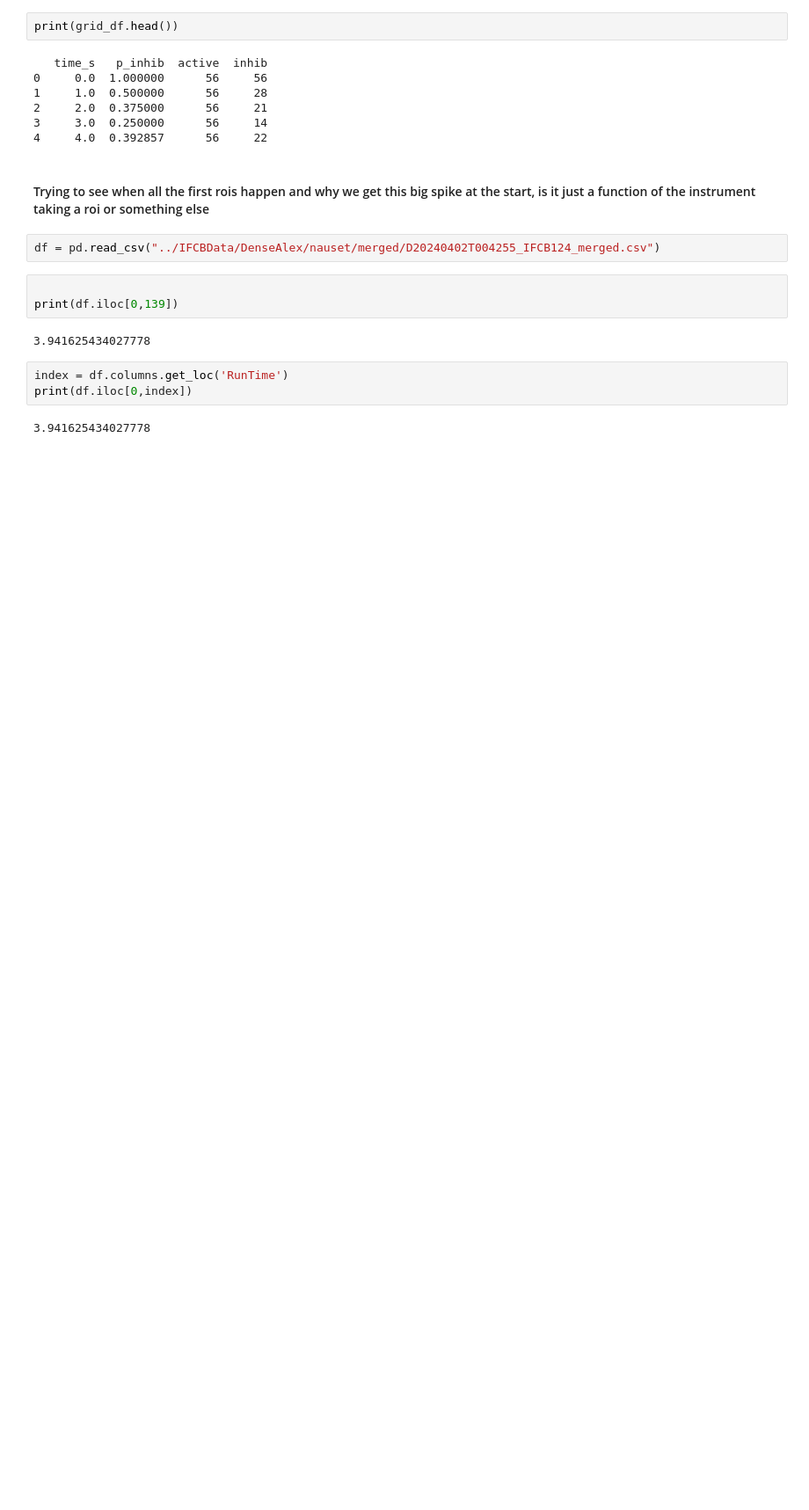
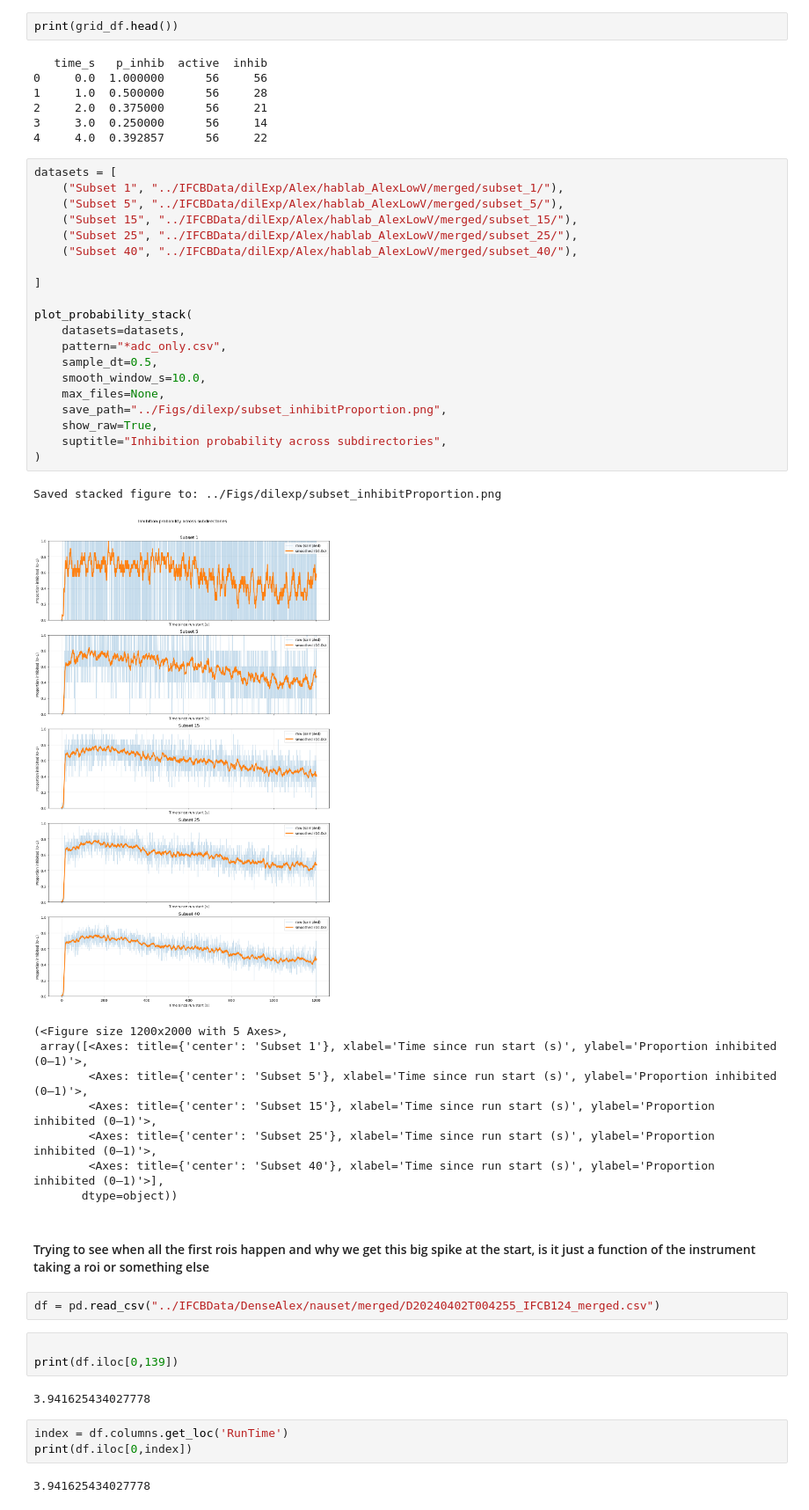
Before and after one commit to michaelstaiger/IFCBParticleSize, a Jupyter notebook: EmpyricalAnalysis/Notebooks/PiecewiseInhibitProbability.ipynb, the cells around one changed output. Shown at 88% size. Saved outputs shown, nothing was run; the diff lists cells and outputs as text; blank space fills up the shorter version.

```diff
--- a/EmpyricalAnalysis/Notebooks/PiecewiseInhibitProbability.ipynb
+++ b/EmpyricalAnalysis/Notebooks/PiecewiseInhibitProbability.ipynb
@@ -309,6 +441,36 @@ print(grid_df.head())
 2     2.0  0.375000      56     21
 3     3.0  0.250000      56     14
 4     4.0  0.392857      56     22
+# %%
+datasets = [
+    ("Subset 1", "../IFCBData/dilExp/Alex/hablab_AlexLowV/merged/subset_1/"),
+    ("Subset 5", "../IFCBData/dilExp/Alex/hablab_AlexLowV/merged/subset_5/"),
+    ("Subset 15", "../IFCBData/dilExp/Alex/hablab_AlexLowV/merged/subset_15/"),
+    ("Subset 25", "../IFCBData/dilExp/Alex/hablab_AlexLowV/merged/subset_25/"),
+    ("Subset 40", "../IFCBData/dilExp/Alex/hablab_AlexLowV/merged/subset_40/"),
+
+]
+
+plot_probability_stack(
+    datasets=datasets,
+    pattern="*adc_only.csv",
+    sample_dt=0.5,
+    smooth_window_s=10.0,
+    max_files=None,
+    save_path="../Figs/dilexp/subset_inhibitProportion.png",
+    show_raw=True,
+    suptitle="Inhibition probability across subdirectories",
+)
+# %% [output]
+Saved stacked figure to: ../Figs/dilexp/subset_inhibitProportion.png
+[figure, added]
+(<Figure size 1200x2000 with 5 Axes>,
+ array([<Axes: title={'center': 'Subset 1'}, xlabel='Time since run start (s)', ylabel='Proportion inhibited (0–1)'>,
+        <Axes: title={'center': 'Subset 5'}, xlabel='Time since run start (s)', ylabel='Proportion inhibited (0–1)'>,
+        <Axes: title={'center': 'Subset 15'}, xlabel='Time since run start (s)', ylabel='Proportion inhibited (0–1)'>,
+        <Axes: title={'center': 'Subset 25'}, xlabel='Time since run start (s)', ylabel='Proportion inhibited (0–1)'>,
+        <Axes: title={'center': 'Subset 40'}, xlabel='Time since run start (s)', ylabel='Proportion inhibited (0–1)'>],
+       dtype=object))
 # %% [markdown]
 #### Trying to see when all the first rois happen and why we get this big spike at the start, is it just a function of the instrument taking a roi or something  else
 # %%
```
Also changed, not shown: parts of 14 cells of this notebook, 4 other files.
